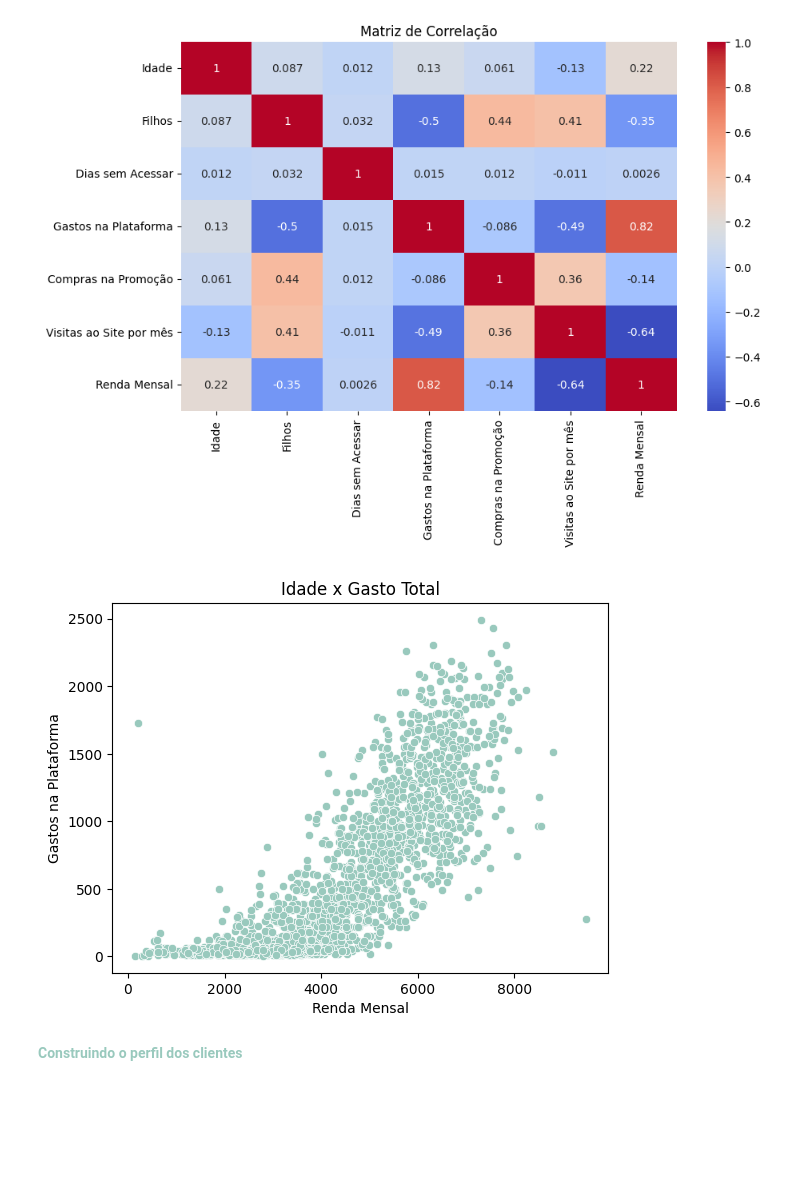
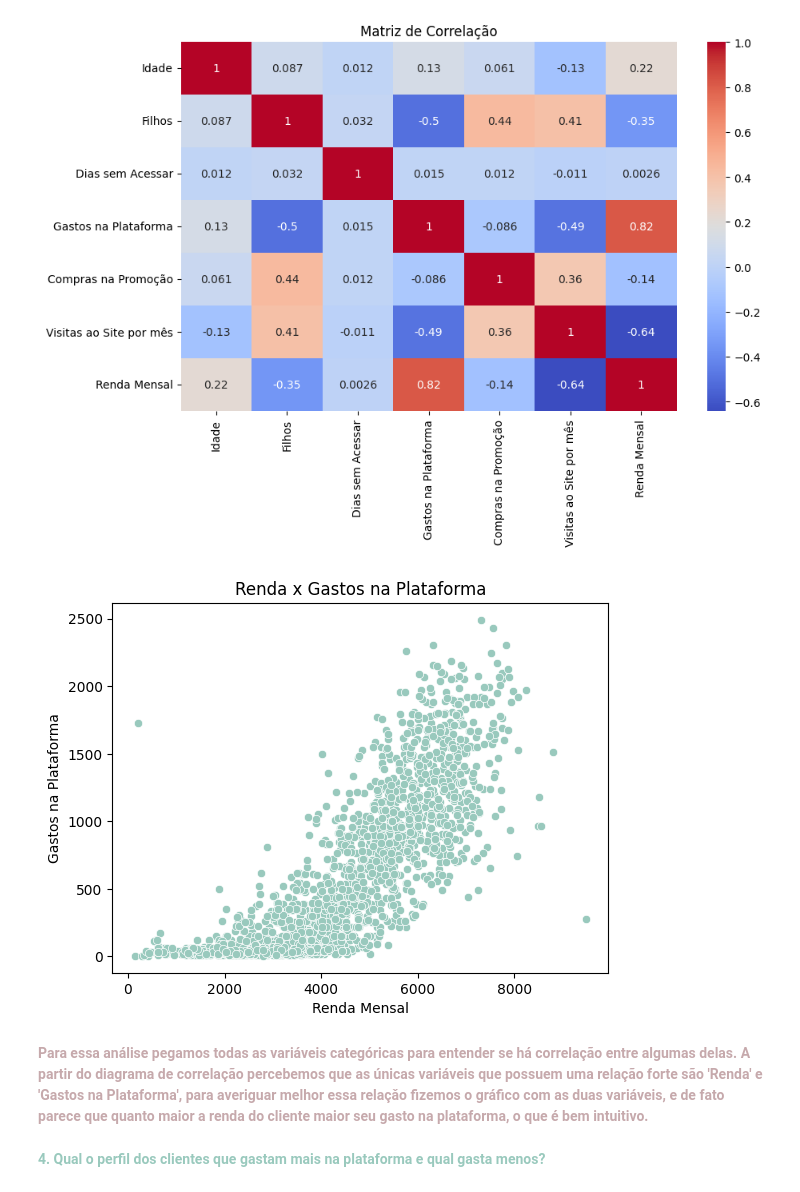
Before and after one commit to thais01fernandes/estat_analises, a Jupyter notebook: descritiva/analise_ifood.ipynb, the cells around one changed output. Cells and saved outputs as stored; diff of their text form; code cells hidden in the pictures; blank space fills up the shorter version.

```diff
--- a/descritiva/analise_ifood.ipynb
+++ b/descritiva/analise_ifood.ipynb
@@ -17,7 +31,7 @@ from matplotlib.ticker import FuncFormatter
 # %%
 # baixando os dados
 
-dados = pd.read_csv("/Users/thaisfernandespereira/Documents/estat_analises/descritiva/mkt_data.csv")
+dados = pd.read_csv("/Users/thaisfernandespereira/Documents/estat_analises/descritiva/dados/mkt_data.csv")
 # %%
 # dando uma olhada nas colunas e primeiras linhas dos dados
 
@@ -311,9 +327,11 @@ plt.show()
 # %%
 # Exemplo: relação entre idade e gasto total
 sn.scatterplot(data=dados_2, x='Renda Mensal', y='Gastos na Plataforma', color= '#99c9bd')
-plt.title("Idade x Gasto Total")
+plt.title("Renda x Gastos na Plataforma")
 plt.show()
 # %% [output]
-[figure, old version]
+[figure, new version]
+# %% [markdown]
+<font color = #c6a9ac> **Para essa análise pegamos todas as variáveis categóricas para entender se há correlação entre algumas delas. A partir do diagrama de correlação percebemos que as únicas variáveis que possuem uma relação forte são 'Renda' e 'Gastos na Plataforma', para averiguar melhor essa relaçǎo fizemos o gráfico com as duas variáveis, e de fato parece que quanto maior a renda do cliente maior seu gasto na plataforma, o que é bem intuitivo.**
 # %% [markdown]
-<font color = #99c9bd> **Construindo o perfil dos clientes**
+<font color = #99c9bd> **4. Qual o perfil dos clientes que gastam mais na plataforma e qual gasta menos?**
```
Also changed, not shown: parts of 27 cells of this notebook, 5 other files.
